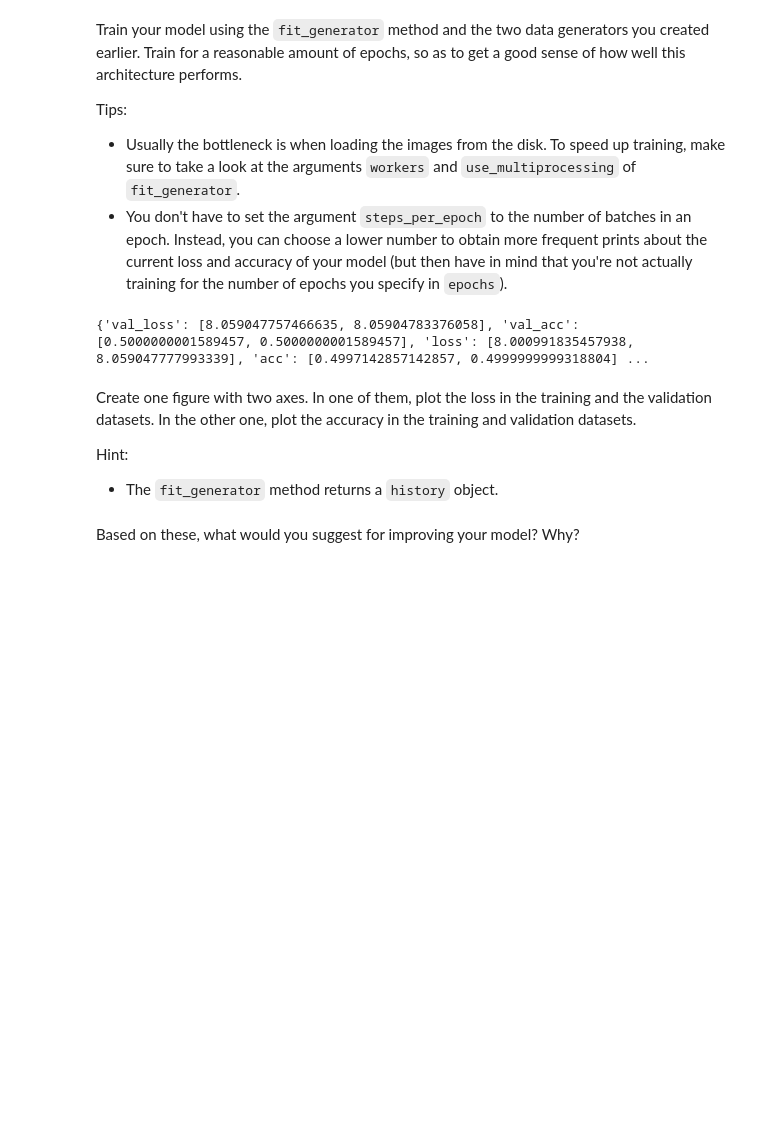
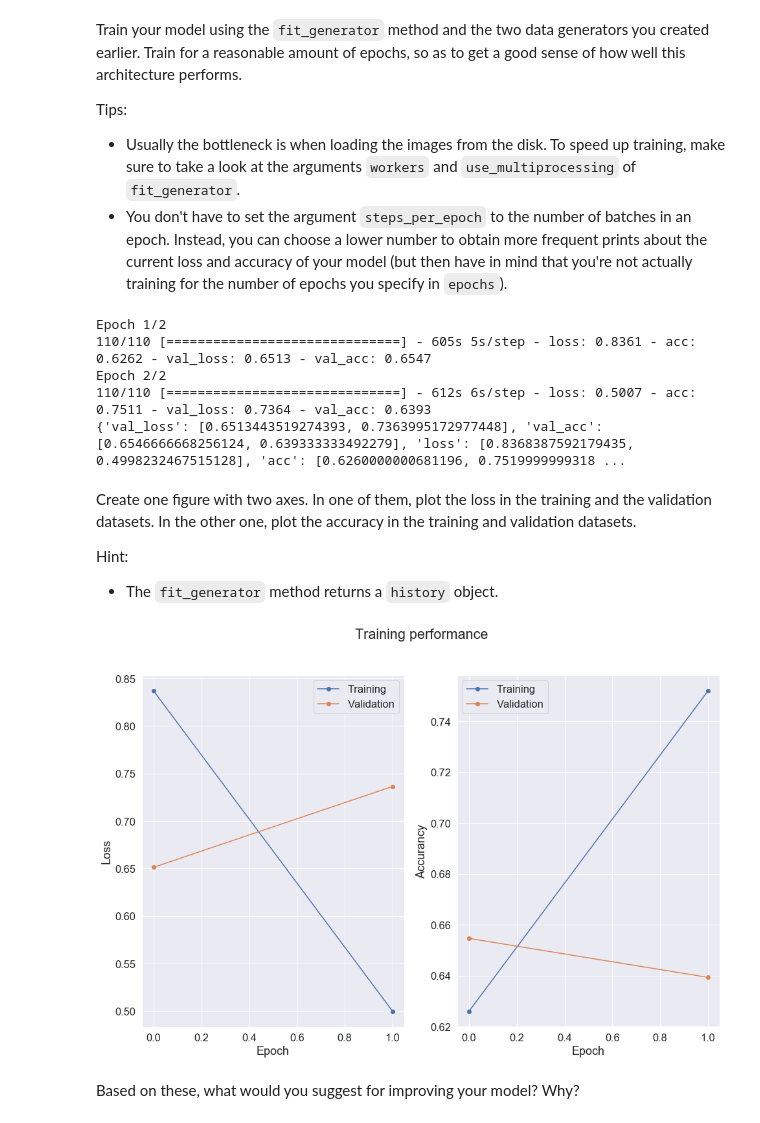
Before and after one commit to earlfernando/deeplearning-HA1, a Jupyter notebook: HA1.ipynb, the cells around one changed output. Saved outputs shown, nothing was run; the diff lists cells and outputs as text; code cells hidden in the pictures; blank space fills up the shorter version.

Commit message:
Basic model trained: bnorm, overfits with 2 epochs

```diff
--- a/HA1.ipynb
+++ b/HA1.ipynb
@@ -118,9 +127,14 @@ n_val = 625 + 625
 # %% [markdown]
 Fill in the dataset paths (to be used later by your data generators):
 # %%
-import os
-from pathlib import Path
-path = Path('.')
-for p in path.iterdir():
-    if not os.path.basename(p).startswith('.') and os.path.isdir(p):
-        print(p)
+#import os
+#from pathlib import Path
+#path = Path('.')
+#for p in path.iterdir():
+#    if not os.path.basename(p).startswith('.') and os.path.isdir(p):
+#        print(p)
+
+train_data_path = './train'
+val_data_path = './val'
+train_data_path_small = './small_train'
+val_data_path_small = './small_val'
@@ -201,17 +244,20 @@ Tips:
 - Usually the bottleneck is when loading the images from the disk. To speed up training, make sure to take a look at the arguments `workers` and `use_multiprocessing` of `fit_generator`.
 - You don't have to set the argument `steps_per_epoch` to the number of batches in an epoch. Instead, you can choose a lower number to obtain more frequent prints about the current loss and accuracy of your model (but then have in mind that you're not actually training for the number of epochs you specify in `epochs`).
 # %%
-model = basic_model()
+model = bnorm_model()
 
-tb = TensorBoard(log_dir='./logs/initial_setting')
+#tb = TensorBoard(log_dir='./logs/initial_setting')
 
-history = model.fit_generator(train_generator, epochs=2, verbose=0, callbacks=[tb],
+history = model.fit_generator(train_generator, epochs=2, verbose=1, callbacks=[],
                               validation_data=val_generator, #validation_steps=None, class_weight=None,
-                              workers=4, use_multiprocessing=True,
+                              #workers=8, use_multiprocessing=True,
                               shuffle=True)
-print(history.history)
 # %% [output]
-{'val_loss': [8.059047757466635, 8.05904783376058], 'val_acc': [0.5000000001589457, 0.5000000001589457], 'loss': [8.000991835457938, 8.059047777993339], 'acc': [0.4997142857142857, 0.4999999999318804] ...
+Epoch 1/2
+110/110 [==============================] - 605s 5s/step - loss: 0.8361 - acc: 0.6262 - val_loss: 0.6513 - val_acc: 0.6547
+Epoch 2/2
+110/110 [==============================] - 612s 6s/step - loss: 0.5007 - acc: 0.7511 - val_loss: 0.7364 - val_acc: 0.6393
+{'val_loss': [0.6513443519274393, 0.7363995172977448], 'val_acc': [0.6546666668256124, 0.639333333492279], 'loss': [0.8368387592179435, 0.4998232467515128], 'acc': [0.6260000000681196, 0.7519999999318 ...
 # %% [markdown]
 Create one figure with two axes. In one of them, plot the loss in the training and the validation datasets. In the other one, plot the accuracy in the training and validation datasets.
 
@@ -222,3 +266,20 @@ Hint:
+# %%
+def plot_history(ax, history, ylabel, metrics):
+    metrics_items = metrics.items()
+    for _label, metric in metrics_items:
+        ax.plot(history.history[metric], '-o')
+    ax.set_ylabel(ylabel)
+    ax.set_xlabel('Epoch')
+    ax.legend([label for label, _metric in metrics_items])
+
+f, (ax1, ax2) = plt.subplots(1, 2)
+f.suptitle('Training performance')
+plot_history(ax1, history, 'Loss', {'Training': 'loss', 'Validation': 'val_loss'})
+plot_history(ax2, history, 'Accurancy', {'Training': 'acc', 'Validation': 'val_acc'})
+
+plt.show()
+# %% [output]
+[figure, added]
 # %% [markdown]
 Based on these, what would you suggest for improving your model? Why?
 # %% [markdown]
```
Also changed, not shown: parts of 5 cells of this notebook.
